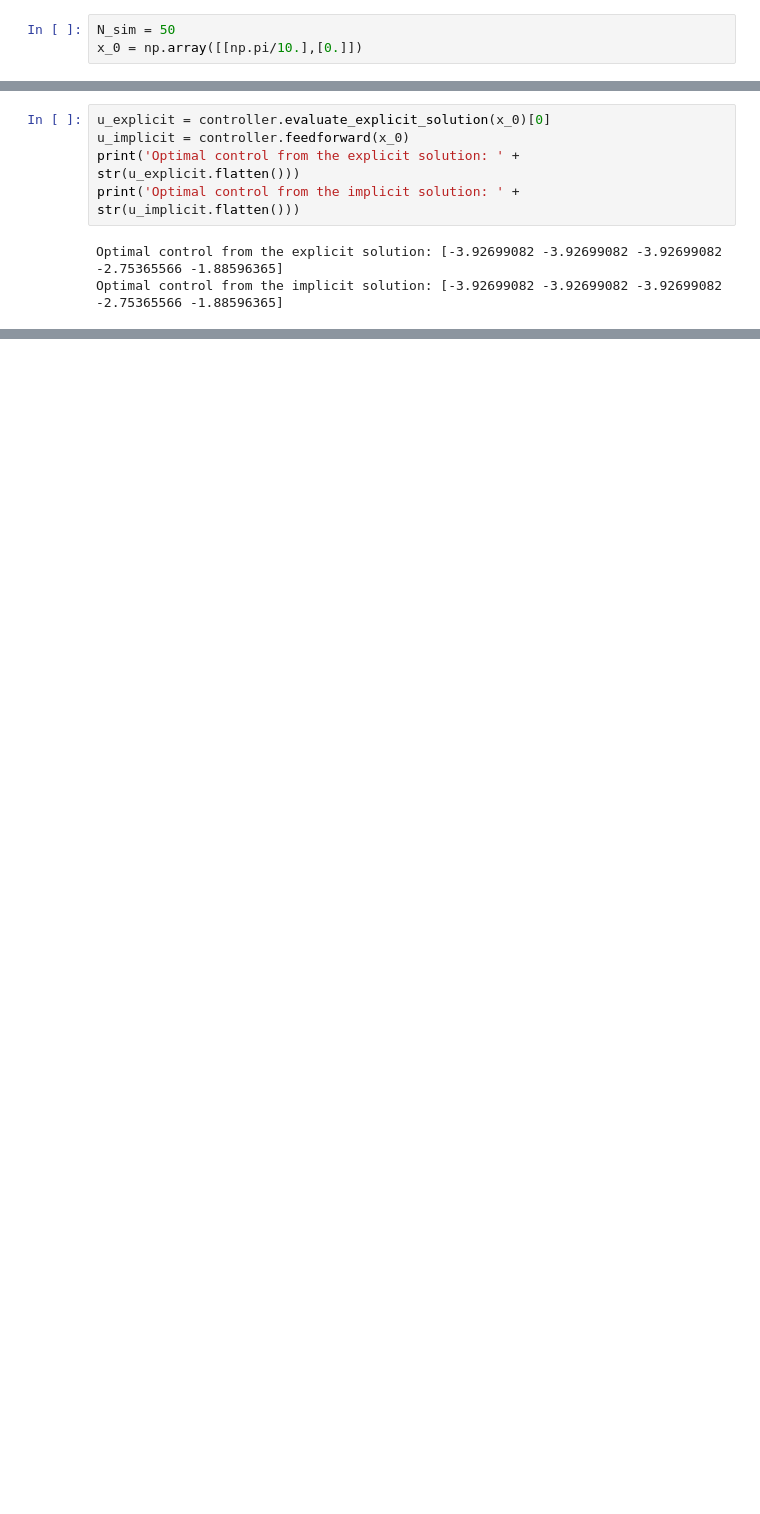
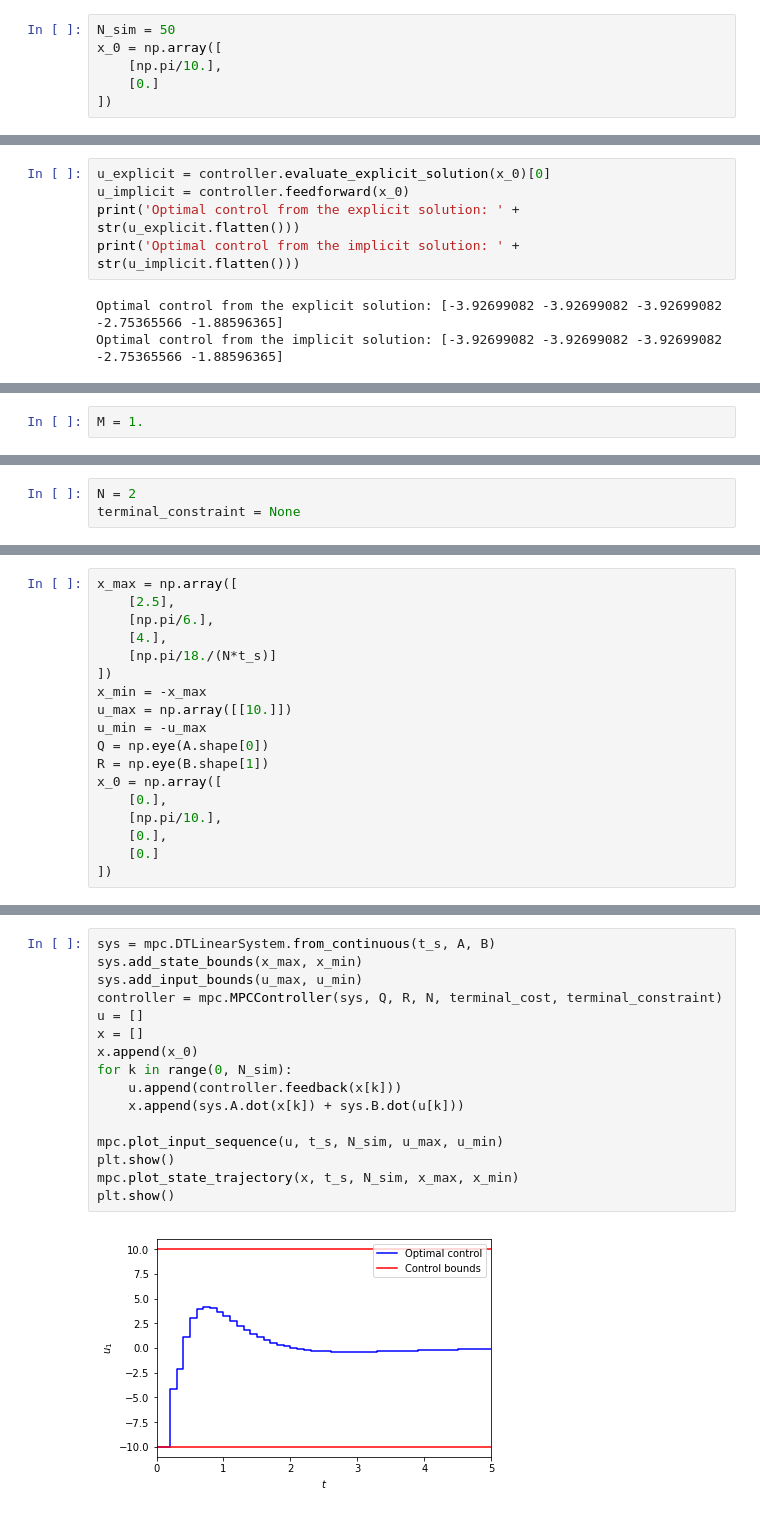
Before and after one commit to rdeits/drake-mpc, a Jupyter notebook: src/mpc/mpc_demo.ipynb, the cells around one changed output, grey strips where cells are left out. Cells and saved outputs as stored; diff of their text form; blank space fills up the shorter version.

```diff
--- a/src/mpc/mpc_demo.ipynb
+++ b/src/mpc/mpc_demo.ipynb
@@ -84,6 +90,9 @@ Here we simulate the closed loop system for $N_{sim}$ steps starting from the in
 # %%
 N_sim = 50
-x_0 = np.array([[np.pi/10.],[0.]])
+x_0 = np.array([
+    [np.pi/10.],
+    [0.]
+])
 # %% [markdown]
 The discrete-time linear system can be defined from its continuous-time representation (the exact zero-order-hold discretization is used) and bounds are added to the system evolution.
 # %%
@@ -151,0 +167,2 @@ Optimal control from the implicit solution: [-3.92699082 -3.92699082 -3.92699082
+# %%
+M = 1.
@@ -151,0 +209,3 @@ Optimal control from the implicit solution: [-3.92699082 -3.92699082 -3.92699082
+# %%
+N = 2
+terminal_constraint = None
@@ -151,0 +214,18 @@ Optimal control from the implicit solution: [-3.92699082 -3.92699082 -3.92699082
+# %%
+x_max = np.array([
+    [2.5],
+    [np.pi/6.],
+    [4.],
+    [np.pi/18./(N*t_s)]
+])
+x_min = -x_max
+u_max = np.array([[10.]])
+u_min = -u_max
+Q = np.eye(A.shape[0])
+R = np.eye(B.shape[1])
+x_0 = np.array([
+    [0.],
+    [np.pi/10.],
+    [0.],
+    [0.]
+])
@@ -151,0 +234,18 @@ Optimal control from the implicit solution: [-3.92699082 -3.92699082 -3.92699082
+# %%
+sys = mpc.DTLinearSystem.from_continuous(t_s, A, B)
+sys.add_state_bounds(x_max, x_min)
+sys.add_input_bounds(u_max, u_min)
+controller = mpc.MPCController(sys, Q, R, N, terminal_cost, terminal_constraint)
+u = []
+x = []
+x.append(x_0)
+for k in range(0, N_sim):
+    u.append(controller.feedback(x[k]))
+    x.append(sys.A.dot(x[k]) + sys.B.dot(u[k]))
+
+mpc.plot_input_sequence(u, t_s, N_sim, u_max, u_min)
+plt.show()
+mpc.plot_state_trajectory(x, t_s, N_sim, x_max, x_min)
+plt.show()
+# %% [output]
+[figure, added]
```
Also changed, not shown: parts of 27 cells of this notebook, 1 other file.
